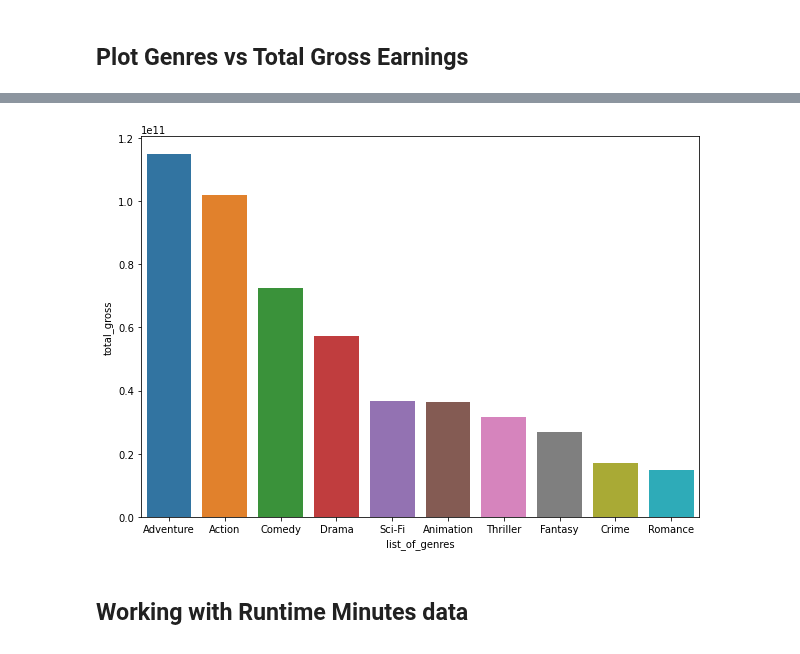
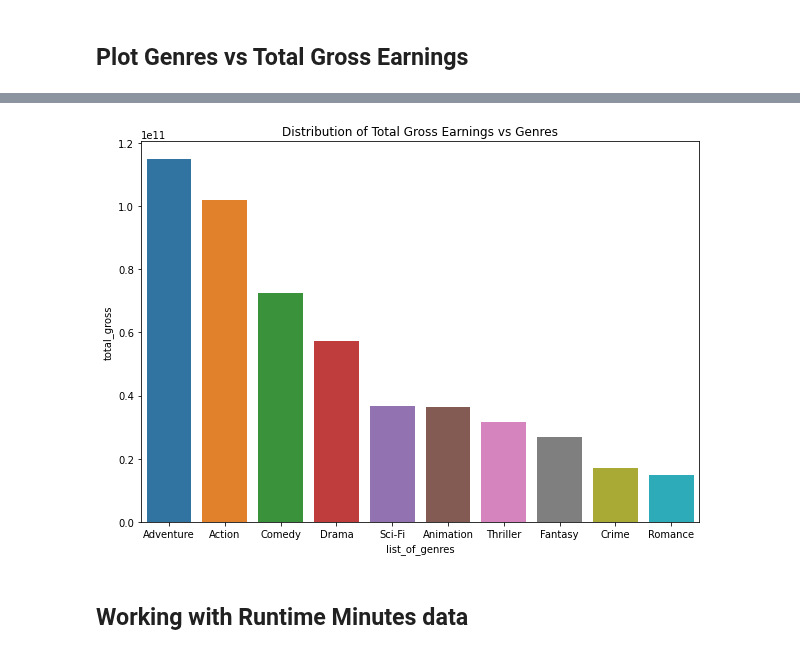
Before and after one commit to GusVilla303/dsc-phase-1-project, a Jupyter notebook: microsoft-movie-analysis.ipynb, the cells around one changed output, grey strips where cells are left out. Cells and saved outputs as stored; diff of their text form; code cells hidden in the pictures.

```diff
--- a/microsoft-movie-analysis.ipynb
+++ b/microsoft-movie-analysis.ipynb
@@ -625,14 +611,16 @@ memory usage: 800.0+ bytes
 # %%
 # Need to create a plot using genres and total_gross
 
 plt.figure(figsize=(10, 7))
 
 sns.barplot(
             x='list_of_genres',
             y='total_gross',
             data=top_10_movie_gross);
+
+plt.title('Distribution of Total Gross Earnings vs Genres');
 # %% [output]
-[figure, old version]
+[figure, new version]
 # %% [markdown]
 ## Working with Runtime Minutes data
 # %%
```
Also changed, not shown: parts of 14 cells of this notebook.
